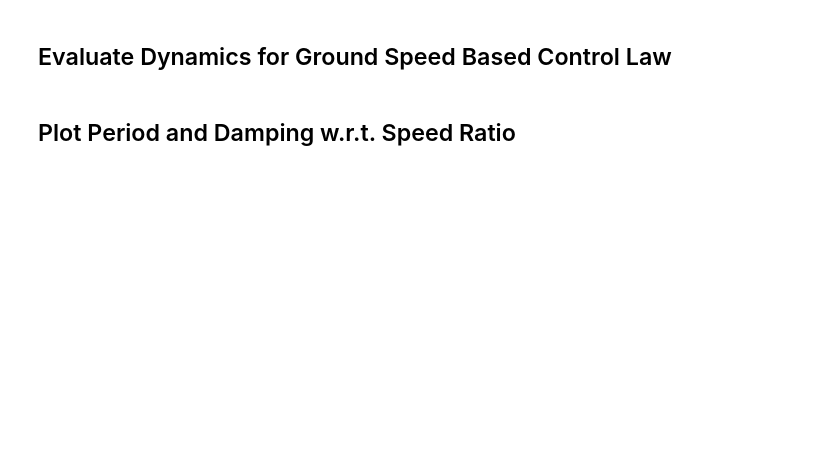
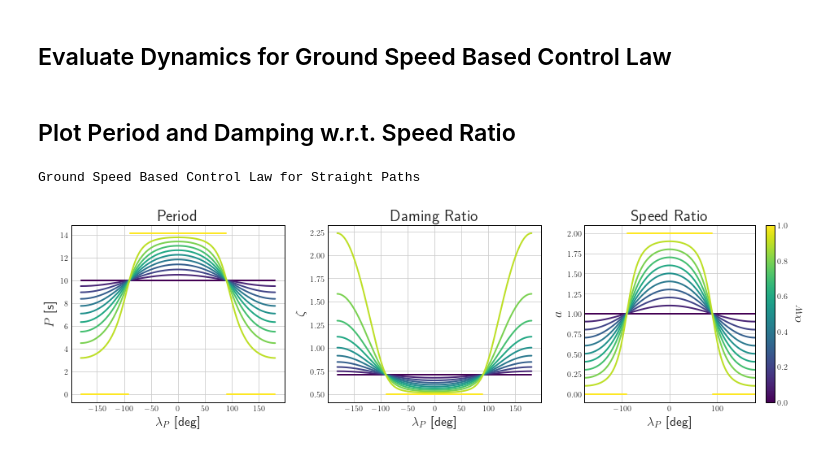
Before and after one commit to tstastny/windy_guidance_stability_analysis, a Jupyter notebook: Stability Analysis of Wind-Aware Guidance for Fixed-Wing UAVs.ipynb, the cells around one changed output. Cells and saved outputs as stored; diff of their text form; code cells hidden in the pictures; blank space fills up the shorter version.

```diff
--- a/Stability Analysis of Wind-Aware Guidance for Fixed-Wing UAVs.ipynb
+++ b/Stability Analysis of Wind-Aware Guidance for Fixed-Wing UAVs.ipynb
@@ -486,7 +514,7 @@ for i in range(len_alpW):
 plot_lw = 2
 cmap = plt.cm.get_cmap('viridis', len_alpW)
 
-fig = plt.figure(figsize=(16,5))
+fig = plt.figure(figsize=(16,4))
 spec = gridspec.GridSpec(ncols=3, nrows=1, figure=fig)
 
 ax1 = fig.add_subplot(spec[:, 0])
@@ -496,30 +524,33 @@ ax3 = fig.add_subplot(spec[:, 2])
 ax1.set_title(r'Period')
 ax1.set_xlabel(r'${\lambda_P}$ [deg]')
 ax1.set_ylabel(r'$P$ [s]')
 for i in range(len_alpW):
     ax1.plot(np.rad2deg(lP_data), P_gsp_data[i,:], linewidth=plot_lw, color=cmap(i))
 
 ax2.set_title(r'Daming Ratio')
 ax2.set_xlabel(r'${\lambda_P}$ [deg]')
 ax2.set_ylabel(r'$\zeta$')
 for i in range(len_alpW):
     ax2.plot(np.rad2deg(lP_data), zeta_gsp_data[i,:], linewidth=plot_lw, color=cmap(i))
 
 ax3.set_title(r'Speed Ratio')
 ax3.set_xlabel(r'${\lambda_P}$ [deg]')
 ax3.set_ylabel(r'$a$')
 for i in range(len_alpW):
     ax3.plot(np.rad2deg(lP_data), a_data[i,:], linewidth=plot_lw, color=cmap(i))
 ax3.set_xlim(np.rad2deg([lP_data[0], lP_data[-1]]))
 ax3.set_ylim([-0.1, 2.1])
 
 # plot dummy data to have stand alone colorbar
 dummy_array = np.array([[0,1]])
 dummy_plot = ax3.imshow(dummy_array, cmap='viridis')
 dummy_plot.set_visible(False)
 fig.colorbar(dummy_plot, ax=ax3, label=r'$\alpha_W$')
 
 ax3.set_aspect('auto')
 
 print('Ground Speed Based Control Law for Straight Paths')
 plt.show()
+# %% [output]
+Ground Speed Based Control Law for Straight Paths
+[figure, added]
```
Also changed, not shown: parts of 5 cells of this notebook, 1 other file.
